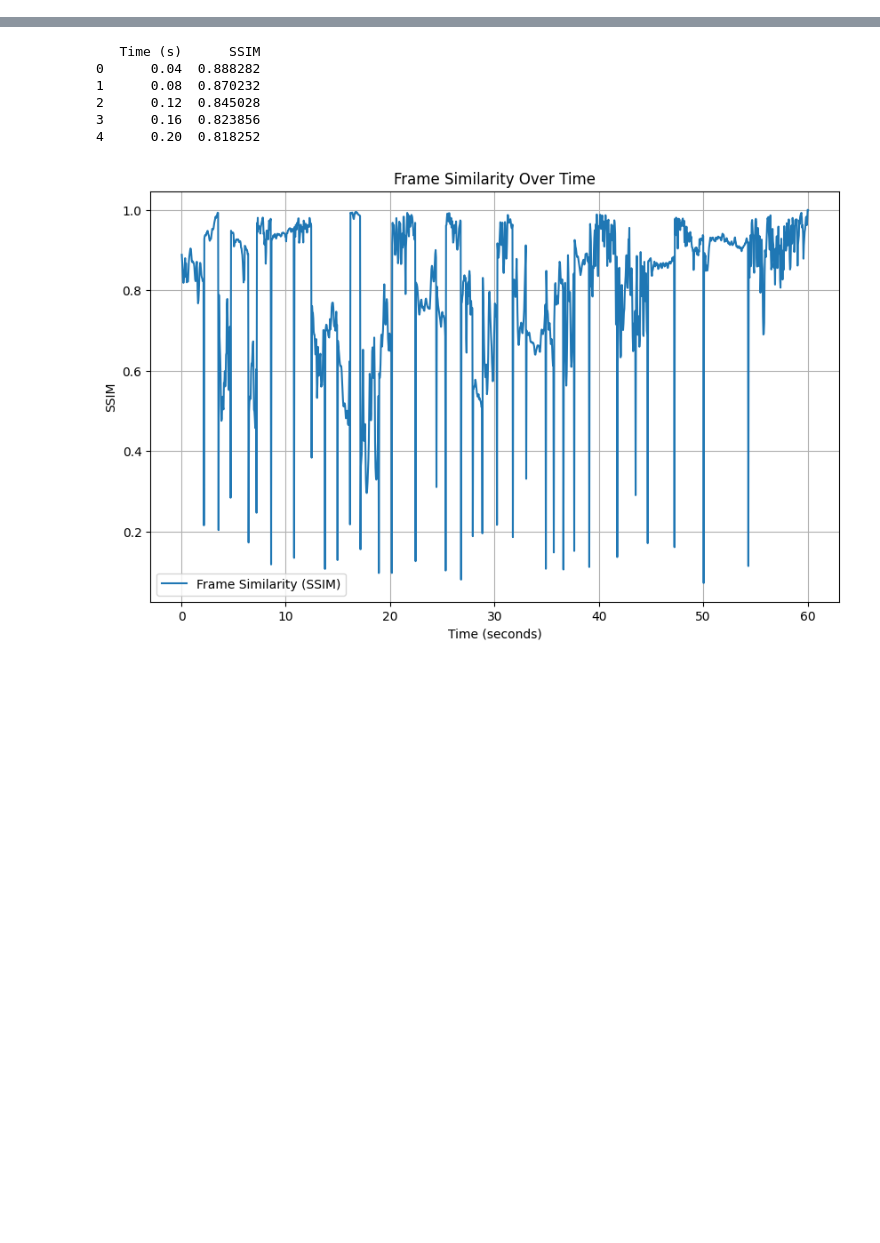
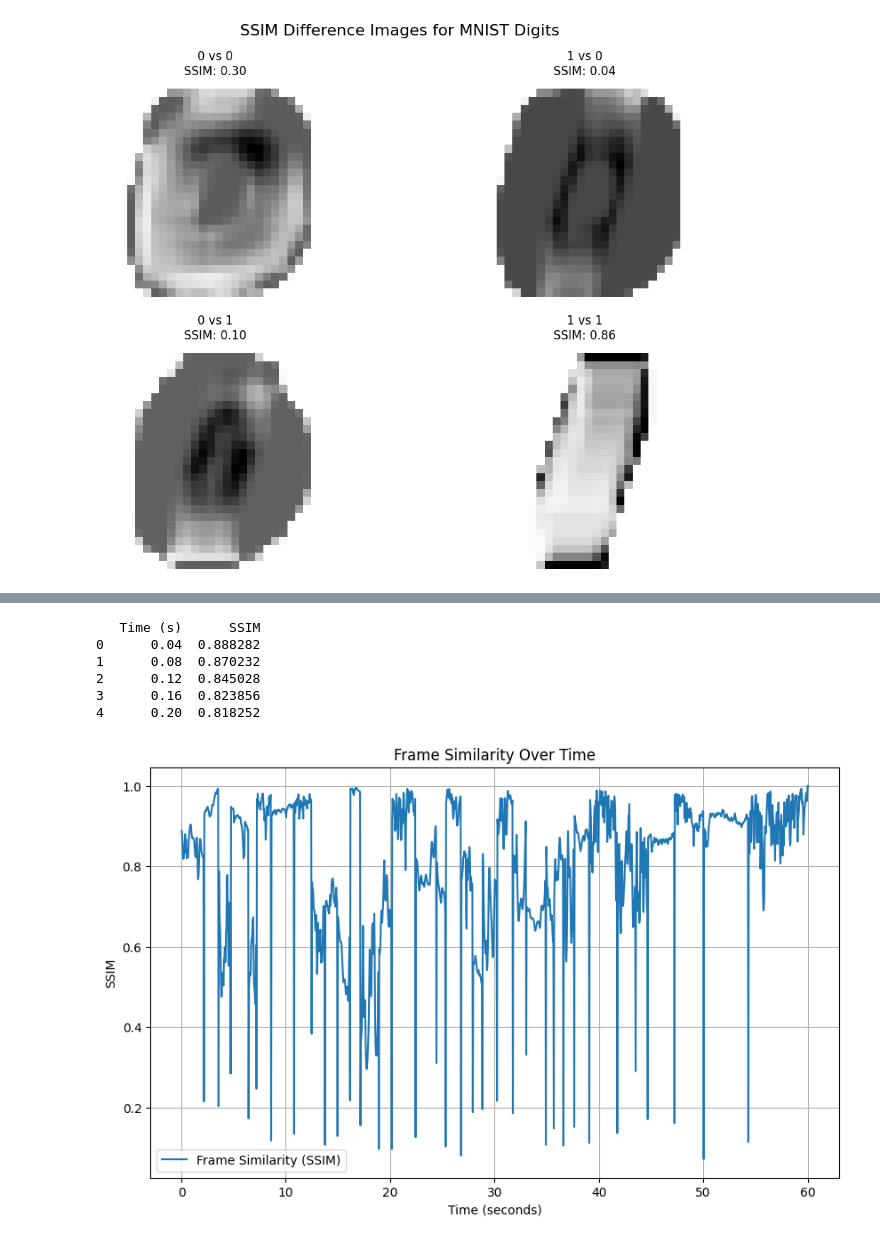
Before and after one commit to cca-cce/osm-cca, a Jupyter notebook: jnb/simm71/cv3_lecture.ipynb, the cells around one changed output, grey strips where cells are left out. Saved outputs shown, nothing was run; the diff lists cells and outputs as text; code cells hidden in the pictures; blank space fills up the shorter version.

```diff
--- a/jnb/simm71/cv3_lecture.ipynb
+++ b/jnb/simm71/cv3_lecture.ipynb
@@ -80,0 +356,58 @@ plt.show()
+# %%
+import numpy as np
+import matplotlib.pyplot as plt
+from keras.datasets import mnist
+from skimage.metrics import structural_similarity as ssim
+
+# Step 1: Load the MNIST dataset
+(_, _), (test_images, test_labels) = mnist.load_data()
+
+# Step 2: Get the first and second instances of digits 0 and 1
+image_0_1 = test_images[test_labels == 0][0]  # First instance of 0
+image_0_2 = test_images[test_labels == 0][1]  # Second instance of 0
+image_1_1 = test_images[test_labels == 1][0]  # First instance of 1
+image_1_2 = test_images[test_labels == 1][1]  # Second instance of 1
+
+# Step 3: Compute SSIM and difference images
+def compute_ssim(image1, image2):
+    score, diff = ssim(image1, image2, full=True)
+    return score, diff
+
+# SSIM comparisons
+ssim_0_0, diff_0_0 = compute_ssim(image_0_1, image_0_2)  # Top-left: 0 vs 0
+ssim_1_0, diff_1_0 = compute_ssim(image_1_1, image_0_2)  # Top-right: 1 vs 0
+ssim_0_1, diff_0_1 = compute_ssim(image_0_1, image_1_2)  # Bottom-left: 0 vs 1
+ssim_1_1, diff_1_1 = compute_ssim(image_1_1, image_1_2)  # Bottom-right: 1 vs 1
+
+# Step 4: Visualize the results with a 2x2 subplot layout
+fig, axes = plt.subplots(2, 2, figsize=(12, 8))
+fig.suptitle("SSIM Difference Images for MNIST Digits", fontsize=16)
+
+# Top row
+axes[0, 0].imshow(diff_0_0, cmap='gray')
+axes[0, 0].set_title(f"0 vs 0\nSSIM: {ssim_0_0:.2f}")
+axes[0, 0].axis('off')
+
+axes[0, 1].imshow(diff_1_0, cmap='gray')
+axes[0, 1].set_title(f"1 vs 0\nSSIM: {ssim_1_0:.2f}")
+axes[0, 1].axis('off')
+
+# Bottom row
+axes[1, 0].imshow(diff_0_1, cmap='gray')
+axes[1, 0].set_title(f"0 vs 1\nSSIM: {ssim_0_1:.2f}")
+axes[1, 0].axis('off')
+
+axes[1, 1].imshow(diff_1_1, cmap='gray')
+axes[1, 1].set_title(f"1 vs 1\nSSIM: {ssim_1_1:.2f}")
+axes[1, 1].axis('off')
+
+# Configure layout and display
+plt.tight_layout()
+plt.subplots_adjust(top=0.88)
+
+# Save the figure as a PNG file
+plt.savefig("ssim_visualization.png", format="png", dpi=300, bbox_inches="tight")
+
+plt.show()
+# %% [output]
+[figure, added]
```
Also changed, not shown: parts of 32 cells of this notebook.
